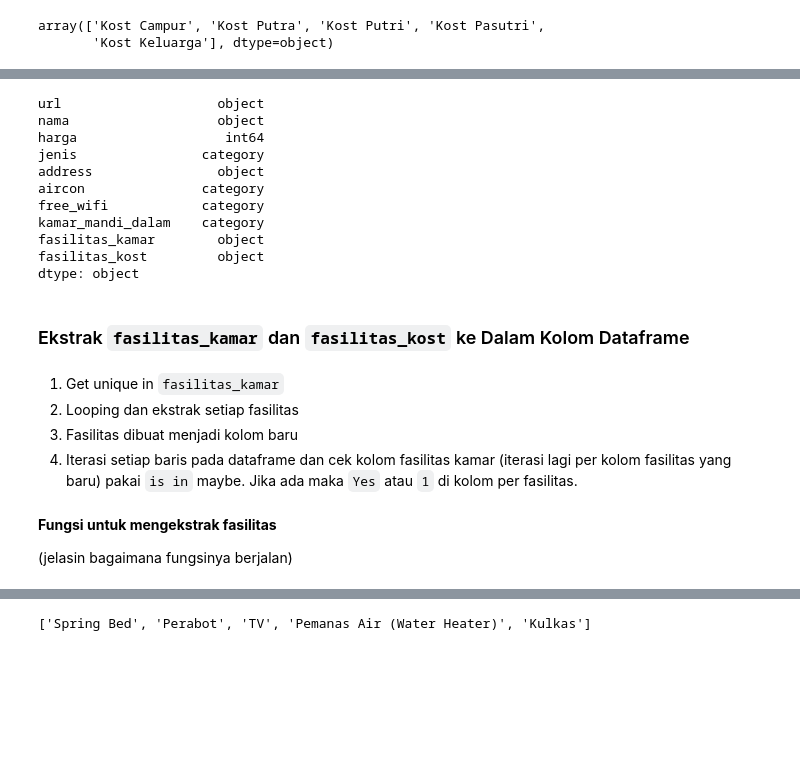
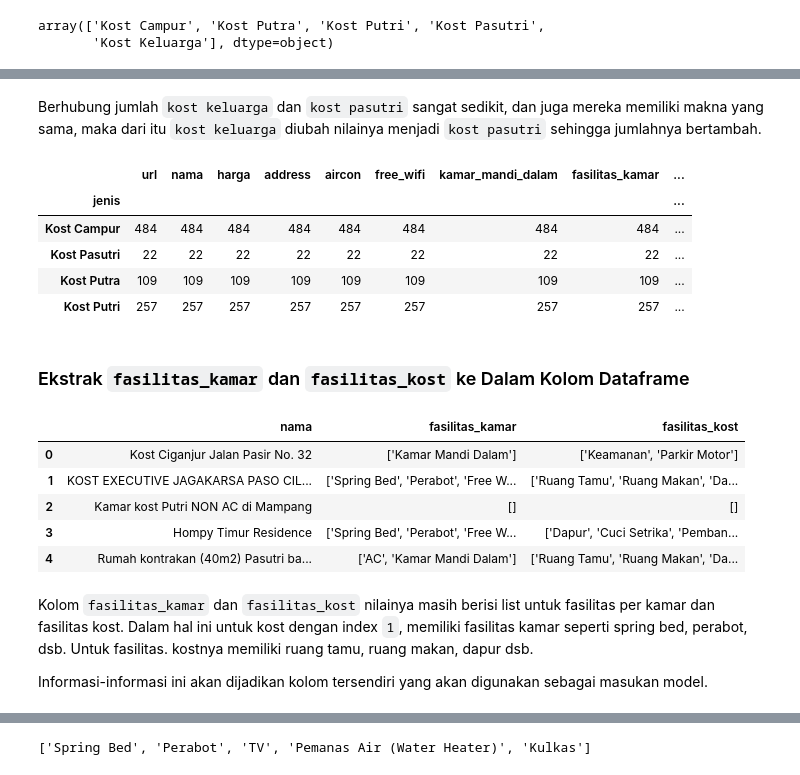
Before and after one commit to IrfanChairurrachman/regression-kost-pricing, a Jupyter notebook: pricing.ipynb, the cells around one changed output, grey strips where cells are left out. Saved outputs shown, nothing was run; the diff lists cells and outputs as text; code cells hidden in the pictures; blank space fills up the shorter version.

```diff
--- a/pricing.ipynb
+++ b/pricing.ipynb
@@ -182,32 +181,31 @@ dtype: object
+# %% [markdown]
+Berhubung jumlah `kost keluarga` dan `kost pasutri` sangat sedikit, dan juga mereka memiliki makna yang sama, maka dari itu `kost keluarga` diubah nilainya menjadi `kost pasutri` sehingga jumlahnya bertambah.
 # %%
 # Mengubah jenis kost pasutri -> kost keluarga
-df['jenis'] = df['jenis'].replace('Kost Pasutri', 'Kost Keluarga')
+df['jenis'] = df['jenis'].replace('Kost Keluarga', 'Kost Pasutri')
 
-# Mengubah ke dalam bentuk kategorikal
-categorical = ['jenis', 'aircon', 'free_wifi', 'kamar_mandi_dalam']
-df[categorical] = df[categorical].astype('category')
-
-df.dtypes
+# Melihat jumlah kost berdasarkan jenis setelah kost keluarga diubah menjadi kost pasutri
+df.groupby('jenis').count()
 # %% [output]
-url                    object
-nama                   object
-harga                   int64
-jenis                category
-address                object
-aircon               category
-free_wifi            category
-kamar_mandi_dalam    category
-fasilitas_kamar        object
-fasilitas_kost         object
-dtype: object
+|  | url | nama | harga | address | aircon | free_wifi | kamar_mandi_dalam | fasilitas_kamar | ... |
+| jenis |  |  |  |  |  |  |  |  | ... |
+| Kost Campur | 484 | 484 | 484 | 484 | 484 | 484 | 484 | 484 | ... |
+| Kost Pasutri | 22 | 22 | 22 | 22 | 22 | 22 | 22 | 22 | ... |
+| Kost Putra | 109 | 109 | 109 | 109 | 109 | 109 | 109 | 109 | ... |
+| Kost Putri | 257 | 257 | 257 | 257 | 257 | 257 | 257 | 257 | ... |
 # %% [markdown]
 ### Ekstrak `fasilitas_kamar` dan `fasilitas_kost` ke Dalam Kolom Dataframe
-# %% [markdown]
-1. Get unique in `fasilitas_kamar`
-2. Looping dan ekstrak setiap fasilitas
-3. Fasilitas dibuat menjadi kolom baru
-4. Iterasi setiap baris pada dataframe dan cek kolom fasilitas kamar (iterasi lagi per kolom fasilitas yang baru) pakai `is in` maybe. Jika ada maka `Yes` atau `1` di kolom per fasilitas.
-# %% [markdown]
-**Fungsi untuk mengekstrak fasilitas**
-
-(jelasin bagaimana fungsinya berjalan)
+# %%
+df[['nama', 'fasilitas_kamar', 'fasilitas_kost']].head()
+# %% [output]
+|  | nama | fasilitas_kamar | fasilitas_kost |
+| 0 | Kost Ciganjur Jalan Pasir No. 32 | ['Kamar Mandi Dalam'] | ['Keamanan', 'Parkir Motor'] |
+| 1 | KOST EXECUTIVE JAGAKARSA PASO CIL... | ['Spring Bed', 'Perabot', 'Free W... | ['Ruang Tamu', 'Ruang Makan', 'Da... |
+| 2 | Kamar kost Putri NON AC di Mampang | [] | [] |
+| 3 | Hompy Timur Residence | ['Spring Bed', 'Perabot', 'Free W... | ['Dapur', 'Cuci Setrika', 'Pemban... |
+| 4 | Rumah kontrakan (40m2) Pasutri ba... | ['AC', 'Kamar Mandi Dalam'] | ['Ruang Tamu', 'Ruang Makan', 'Da... |
+# %% [markdown]
+Kolom `fasilitas_kamar` dan `fasilitas_kost` nilainya masih berisi list untuk fasilitas per kamar dan fasilitas kost.
+Dalam hal ini untuk kost dengan index `1`, memiliki fasilitas kamar seperti spring bed, perabot, dsb. Untuk fasilitas. kostnya memiliki ruang tamu, ruang makan, dapur dsb.
+
+Informasi-informasi ini akan dijadikan kolom tersendiri yang akan digunakan sebagai masukan model.
```
Also changed, not shown: parts of 20 cells of this notebook.
